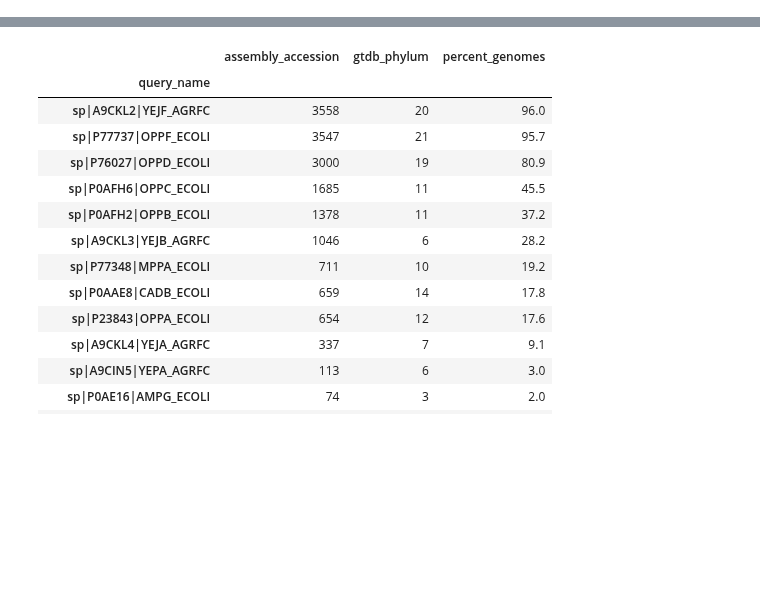
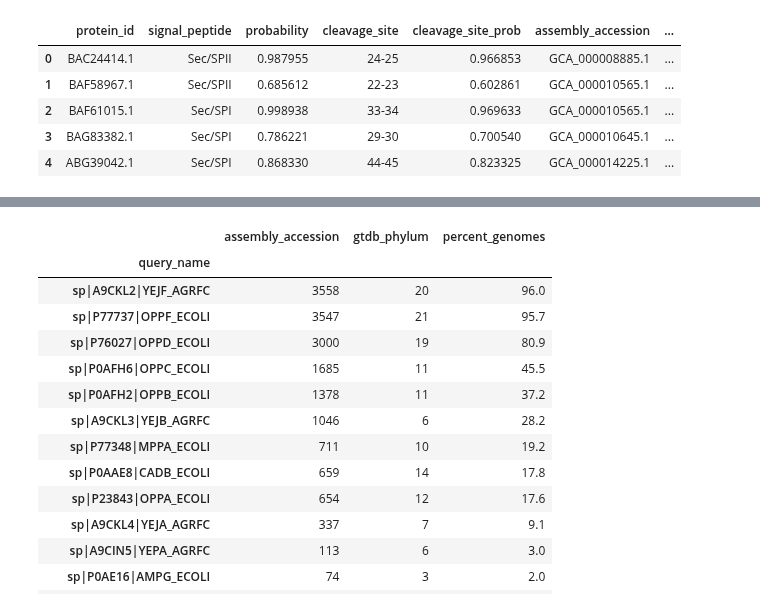
Before and after one commit to srom/archaea-vs-bacteria, a Jupyter notebook: notebook/pg_uptake.ipynb, the cells around one changed output, grey strips where cells are left out. Drawn from its saved outputs; the diff is of its cells as text; code cells hidden in the pictures; blank space fills up the shorter version.

```diff
--- a/notebook/pg_uptake.ipynb
+++ b/notebook/pg_uptake.ipynb
@@ -49,6 +53,27 @@ catalytic_only.head()
 | 2 | GCA_000220355.1 | EGQ39880.1 | PF17676.4 | Peptidase_S66C | Archaea | Nanohaloarchaeota | Nanosalinia | ... |
 | 3 | GCA_000220355.1 | EGQ39881.1 | PF02016.18 | Peptidase_S66 | Archaea | Nanohaloarchaeota | Nanosalinia | ... |
 | 4 | GCA_000220355.1 | EGQ39881.1 | PF17676.4 | Peptidase_S66C | Archaea | Nanohaloarchaeota | Nanosalinia | ... |
+# %%
+signalp_output = pd.read_csv(data_folder / 'signalp6_output.csv')
+signalp_output['assembly_accession'] = signalp_output['protein_id'].apply(
+    lambda p: p.split('@')[1] if '@' in p else None
+)
+signalp_output['protein_id'] = signalp_output['protein_id'].apply(
+    lambda p: p.split('@')[0] if '@' in p else p
+)
+signalp_output['pathway'] = signalp_output['signal_peptide'].apply(lambda sp: sp.split('/')[0])
+signalp_output['id'] = signalp_output.apply(
+    lambda row: f"{row['protein_id']}@{row['assembly_accession']}",
+    axis=1,
+)
+signalp_output.head()
+# %% [output]
+|  | protein_id | signal_peptide | probability | cleavage_site | cleavage_site_prob | assembly_accession | ... |
+| 0 | BAC24414.1 | Sec/SPII | 0.987955 | 24-25 | 0.966853 | GCA_000008885.1 | ... |
+| 1 | BAF58967.1 | Sec/SPII | 0.685612 | 22-23 | 0.602861 | GCA_000010565.1 | ... |
+| 2 | BAF61015.1 | Sec/SPI | 0.998938 | 33-34 | 0.969633 | GCA_000010565.1 | ... |
+| 3 | BAG83382.1 | Sec/SPI | 0.786221 | 29-30 | 0.700540 | GCA_000010645.1 | ... |
+| 4 | ABG39042.1 | Sec/SPI | 0.868330 | 44-45 | 0.823325 | GCA_000014225.1 | ... |
 # %%
 pg_uptake_archaea = pd.read_csv(data_folder / 'pg_uptake' / 'pg_uptake_archaeal_hits.csv')
 
```
Also changed, not shown: parts of 5 cells of this notebook.
